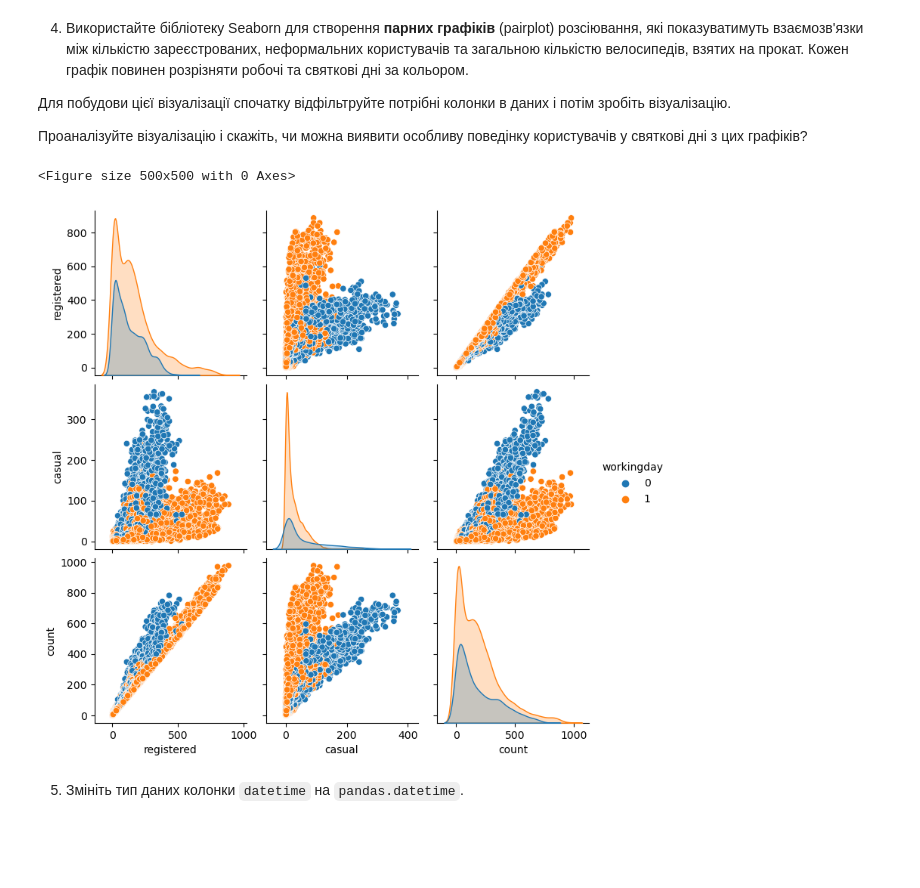
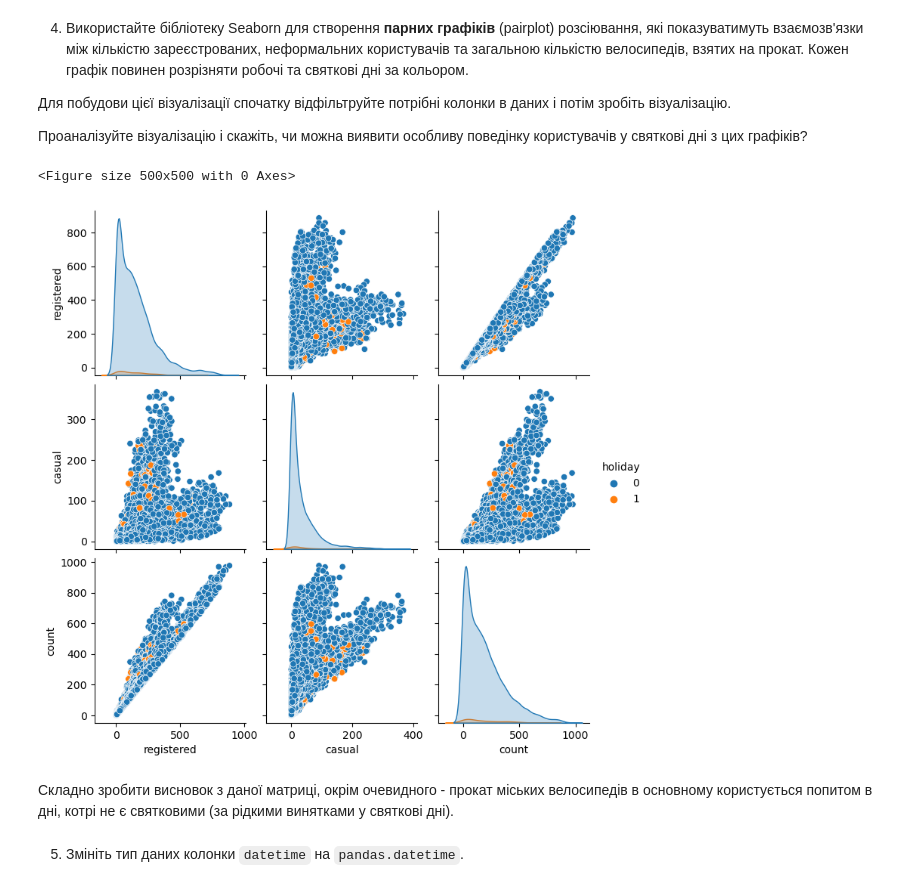
Before and after one commit to bhaz123/Python_for_DA_tasks_AW, a Jupyter notebook: module_4/hw_4_5_Візуалізація_з_seaborn.ipynb, the cells around one changed output. Saved outputs shown, nothing was run; the diff lists cells and outputs as text; code cells hidden in the pictures; blank space fills up the shorter version.

```diff
--- a/module_4/hw_4_5_Візуалізація_з_seaborn.ipynb
+++ b/module_4/hw_4_5_Візуалізація_з_seaborn.ipynb
@@ -86,14 +83,16 @@ plt.show();
 
 Проаналізуйте візуалізацію і скажіть, чи можна виявити особливу поведінку користувачів у святкові дні з цих графіків?
 # %%
-df_for_pairplot = df[['registered', 'casual', 'count', 'workingday']]
+df_for_pairplot = df[['registered', 'casual', 'count', 'holiday']]
 
 plt.figure(figsize=(5, 5))
-sns.pairplot(data=df_for_pairplot, hue='workingday')
+sns.pairplot(data=df_for_pairplot, hue='holiday')
 plt.show();
 # %% [output]
 <Figure size 500x500 with 0 Axes>
-[figure, old version]
+[figure, new version]
+# %% [markdown]
+Складно зробити висновок з даної матриці, окрім очевидного - прокат міських велосипедів в основному користується попитом в дні, котрі не є святковими (за рідкими винятками у святкові дні).
 # %% [markdown]
 5. Змініть тип даних колонки `datetime` на `pandas.datetime`.
 # %%
```
Also changed, not shown: parts of 4 cells of this notebook.
